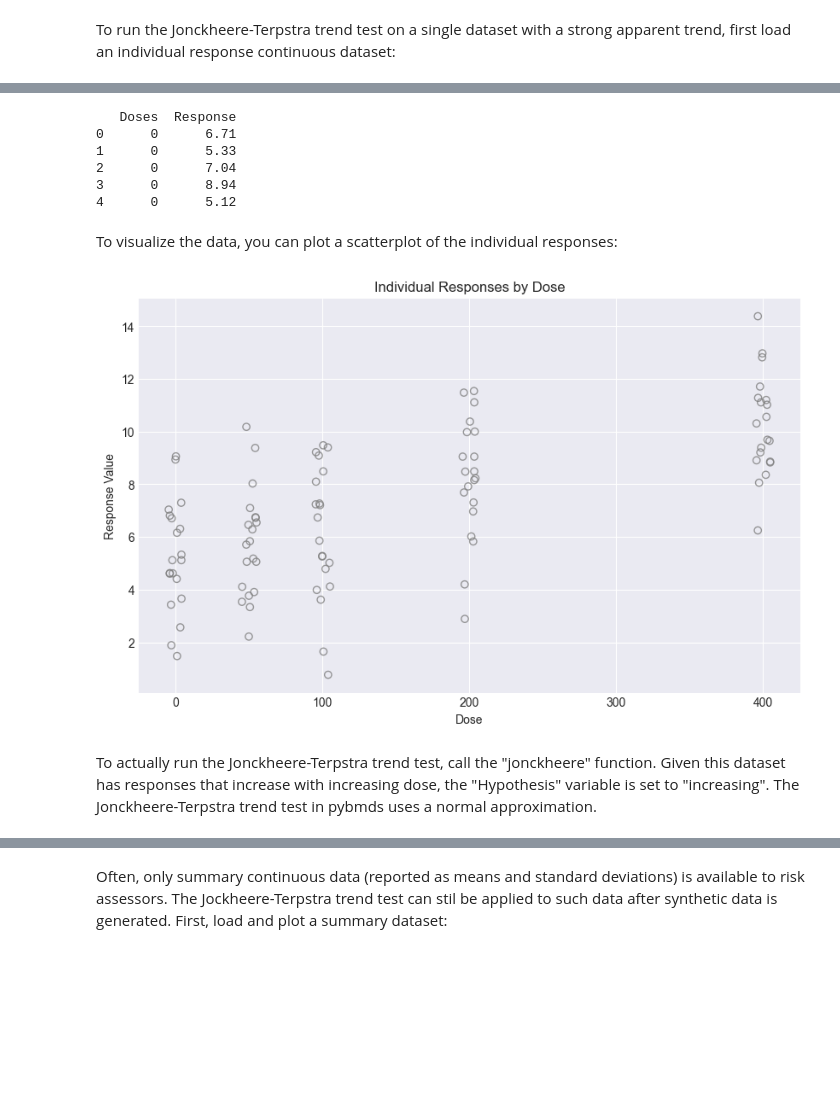
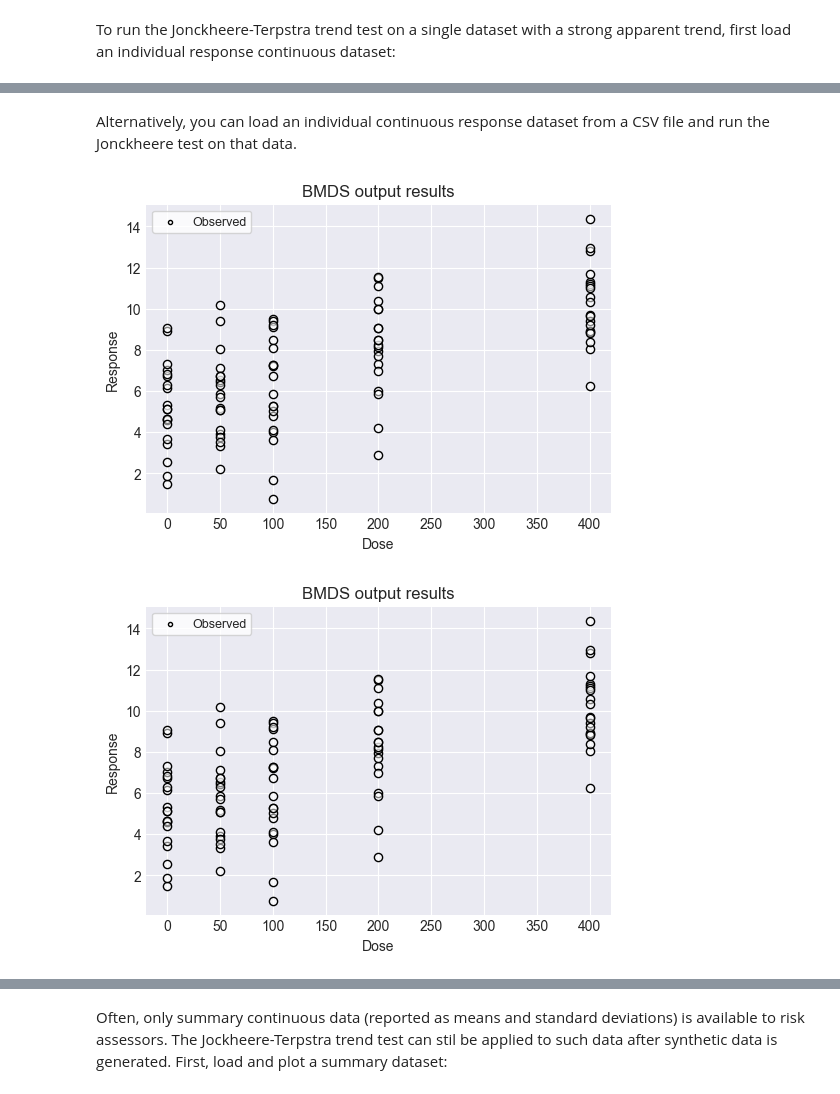
Before and after one commit to USEPA/BMDS, a Jupyter notebook: docs/source/recipes/JT_demo_test.ipynb, the cells around one changed output, grey strips where cells are left out. Saved outputs shown, nothing was run; the diff lists cells and outputs as text; code cells hidden in the pictures; blank space fills up the shorter version.

```diff
--- a/docs/source/recipes/JT_demo_test.ipynb
+++ b/docs/source/recipes/JT_demo_test.ipynb
@@ -9,34 +60,15 @@ To run the Jonckheere-Terpstra trend test on a single dataset with a strong appa
+# %% [markdown]
+Alternatively, you can load an individual continuous response dataset from a CSV file and run the Jonckheere test on that data.
 # %%
 # Load the CSV file (make sure JT_strong_trend.csv is in the same directory)
-dataset1 = pd.read_csv("JT_strong_trend.csv")
+df = pd.read_csv('data/JT_strong_trend.csv')
 
-print(df.head())
+dataset2 = ContinuousIndividualDataset(
+    doses=df['doses'].values,
+    responses=df['responses'].values,
+)
+
+dataset2.plot(figsize=(6,4))
 # %% [output]
-   Doses  Response
-0      0      6.71
-1      0      5.33
-2      0      7.04
-3      0      8.94
-4      0      5.12
+[figure, added]
+[figure, added]
-# %% [markdown]
-To visualize the data, you can plot a scatterplot of the individual responses:
-# %%
-doses = sorted(dataset1['Doses'].unique())
-
-plt.figure(figsize=(10,6))
-
-for i, dose in enumerate(doses):
-    actual_responses = dataset1[dataset1['Doses'] == dose]['Response']
-    jittered_x = dose + np.random.uniform(-5, 5, size=len(actual_responses))
-    plt.scatter(jittered_x, actual_responses, label=f'Dose {dose}', alpha=0.8, facecolors="none", edgecolors="grey")
-
-
-plt.title('Individual Responses by Dose')
-plt.xlabel('Dose')
-plt.ylabel('Response Value')
-plt.grid(True)
-plt.show()
-# %% [output]
-[figure, removed]
-# %% [markdown]
-To actually run the Jonckheere-Terpstra trend test, call the "jonckheere" function.  Given this dataset has responses that increase with increasing dose, the "Hypothesis" variable is set to "increasing".  The Jonckheere-Terpstra trend test in pybmds uses a normal approximation.
```
Also changed, not shown: parts of 13 cells of this notebook, 4 other files.
